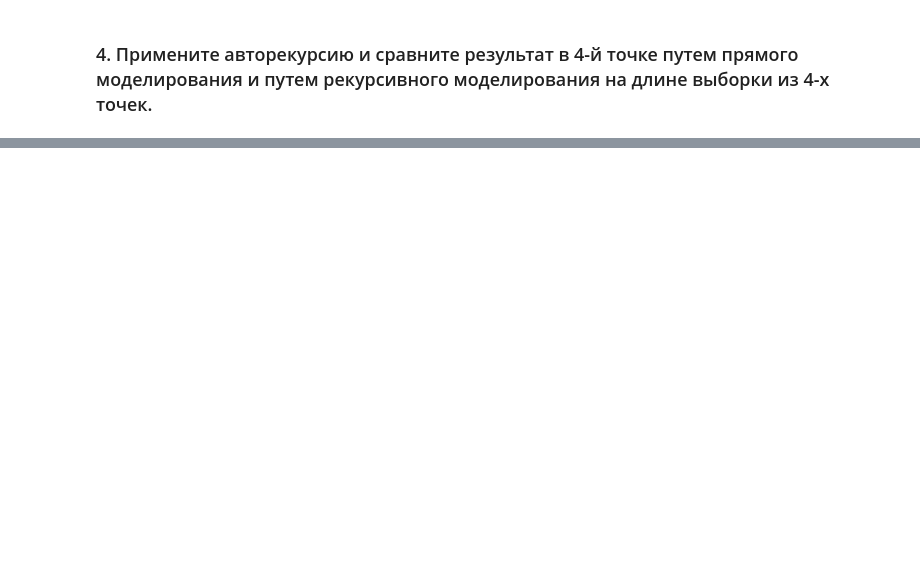
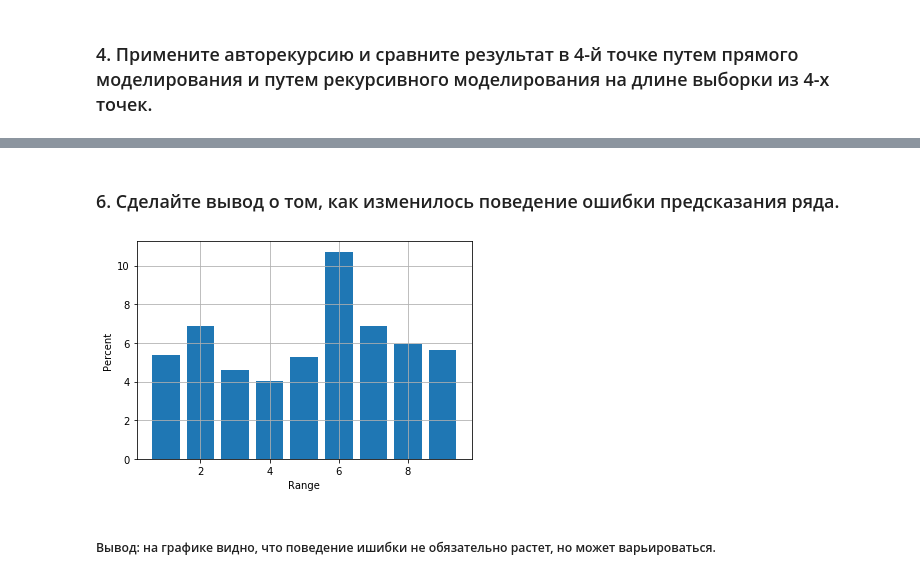
Before and after one commit to Yegor9151/Machine_learning_in_business, a Jupyter notebook: lesson4. time series part 4/lesson4 time series part 4.ipynb, the cells around one changed output, grey strips where cells are left out. Saved outputs shown, nothing was run; the diff lists cells and outputs as text; code cells hidden in the pictures; blank space fills up the shorter version.

```diff
--- a/lesson4. time series part 4/lesson4 time series part 4.ipynb
+++ b/lesson4. time series part 4/lesson4 time series part 4.ipynb
@@ -362,0 +388,13 @@ round((mean_err_slide - mean_err),2)
+# %% [markdown]
+### 6. Сделайте вывод о том, как изменилось поведение ошибки предсказания ряда.
+# %%
+plt.bar(range(1, len(err_list)+1), err_list)
+
+plt.ylabel('Percent')
+plt.xlabel('Range')
+plt.grid()
+plt.show()
+# %% [output]
+[figure, added]
+# %% [markdown]
+##### Вывод: на графике видно, что поведение ишибки не обязательно растет, но может варьироваться.
```
Also changed, not shown: parts of 13 cells of this notebook.
